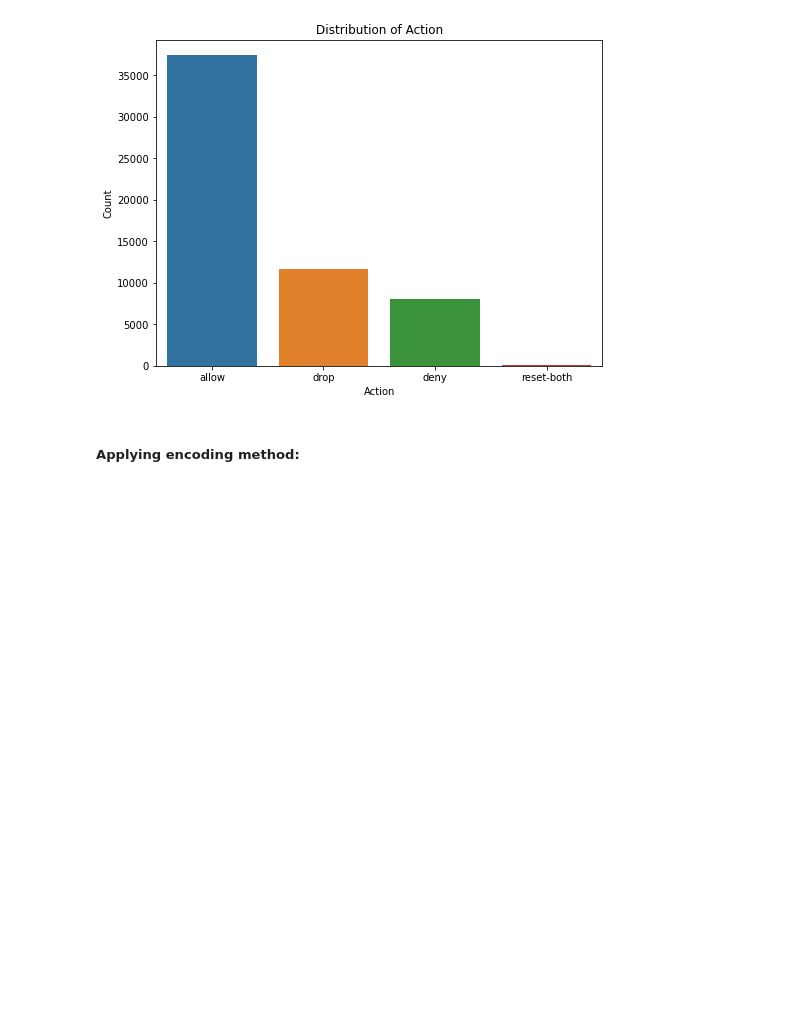
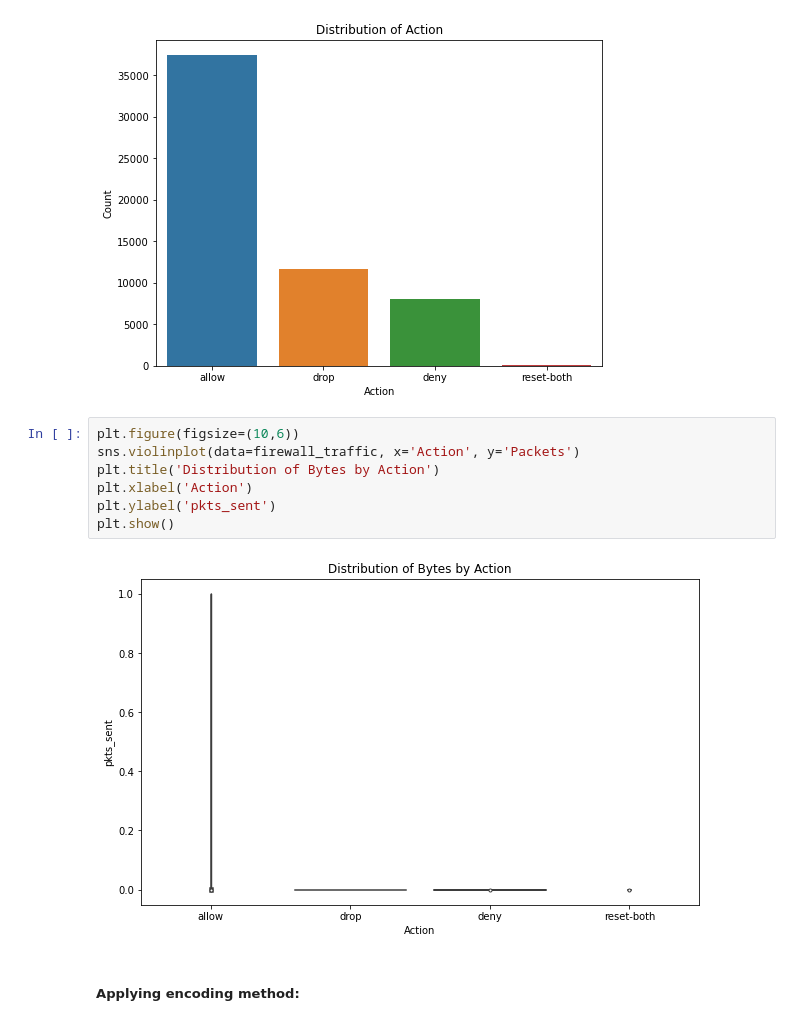
Before and after one commit to ThBrasilDaCosta/ML-Firewall-Inc-Traffic, a Jupyter notebook: ThiagoCosta_ML_CA1.ipynb, the cells around one changed output. Cells and saved outputs as stored; diff of their text form; blank space fills up the shorter version.

Commit message:
created plot of distribution of packets by action.

```diff
--- a/ThiagoCosta_ML_CA1.ipynb
+++ b/ThiagoCosta_ML_CA1.ipynb
@@ -204,6 +204,15 @@ plt.ylabel('Count')
 plt.show()
 # %% [output]
 [figure]
+# %%
+plt.figure(figsize=(10,6))
+sns.violinplot(data=firewall_traffic, x='Action', y='Packets')
+plt.title('Distribution of Bytes by Action')
+plt.xlabel('Action')
+plt.ylabel('pkts_sent')
+plt.show()
+# %% [output]
+[figure, added]
 # %% [markdown]
 ##### Applying encoding method:
 # %%
```
